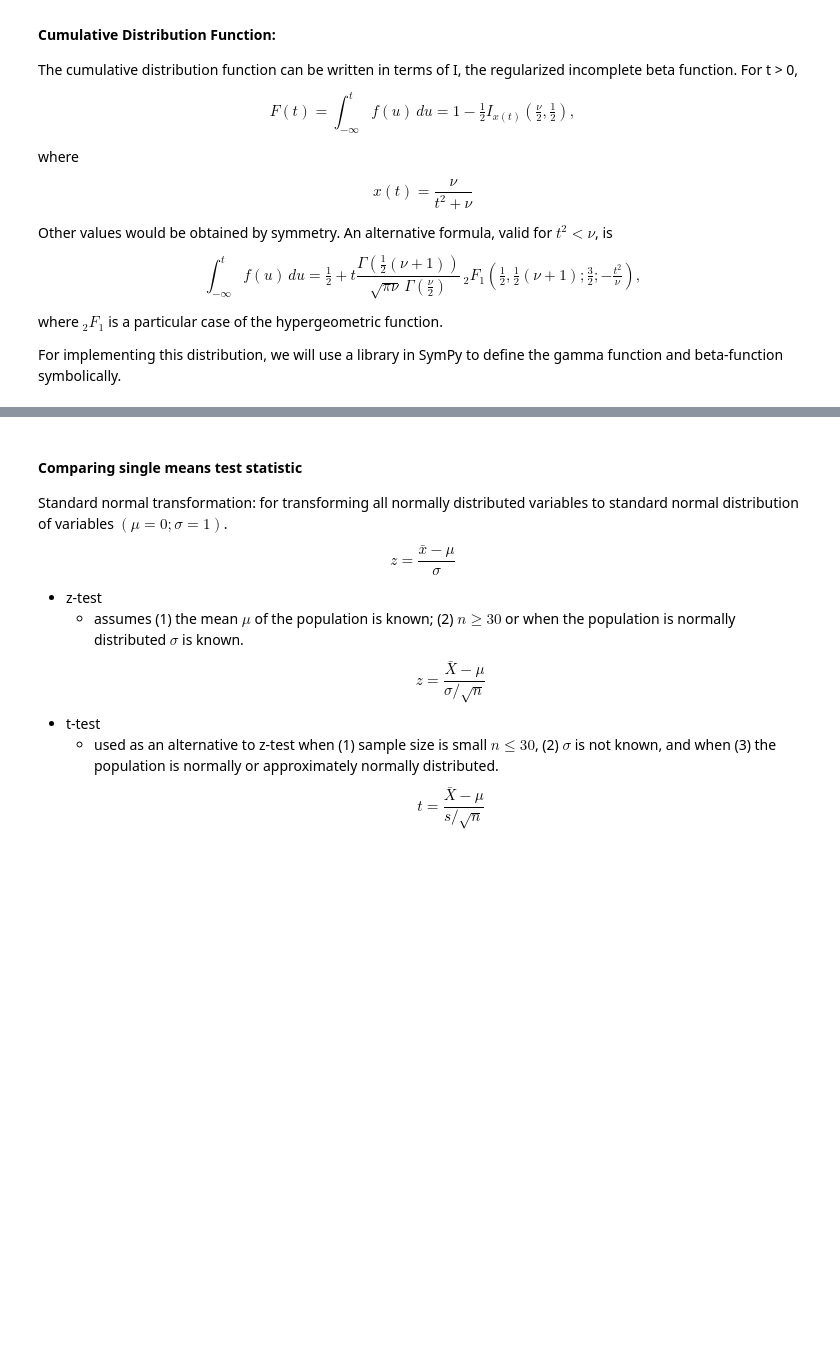
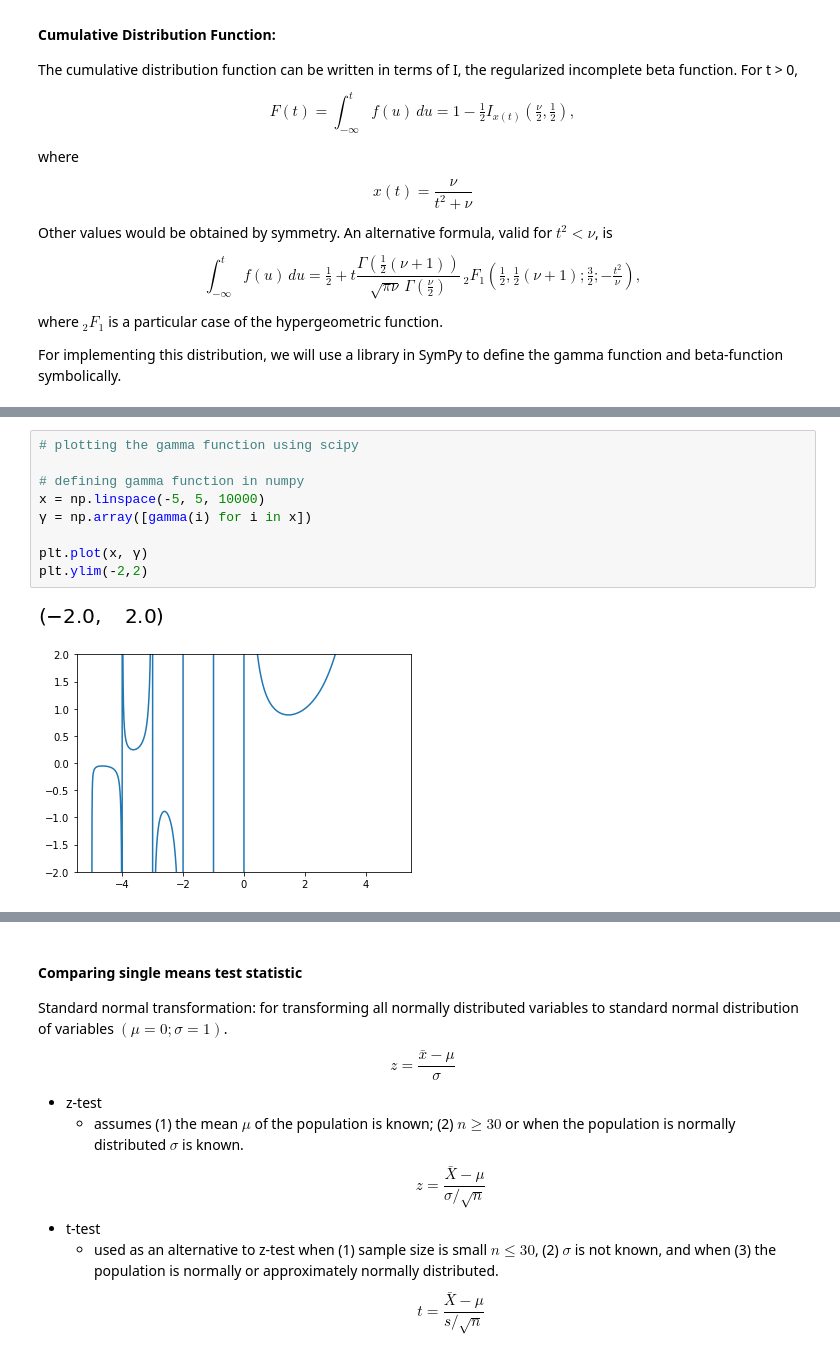
Before and after one commit to adeeconometrics/literate-programming, a Jupyter notebook: Statistical_Analyses.ipynb, the cells around one changed output, grey strips where cells are left out. Drawn from its saved outputs; the diff is of its cells as text; blank space fills up the shorter version.

```diff
--- a/Statistical_Analyses.ipynb
+++ b/Statistical_Analyses.ipynb
@@ -438,0 +433,12 @@ def t_dist_cdf():
+# %%
+# plotting the gamma function using scipy
+
+# defining gamma function in numpy
+x = np.linspace(-5, 5, 10000)
+γ = np.array([gamma(i) for i in x])
+
+plt.plot(x, γ)
+plt.ylim(-2,2)
+# %% [output]
+[figure, added]
+[figure, added]
```
Also changed, not shown: parts of 42 cells of this notebook.
